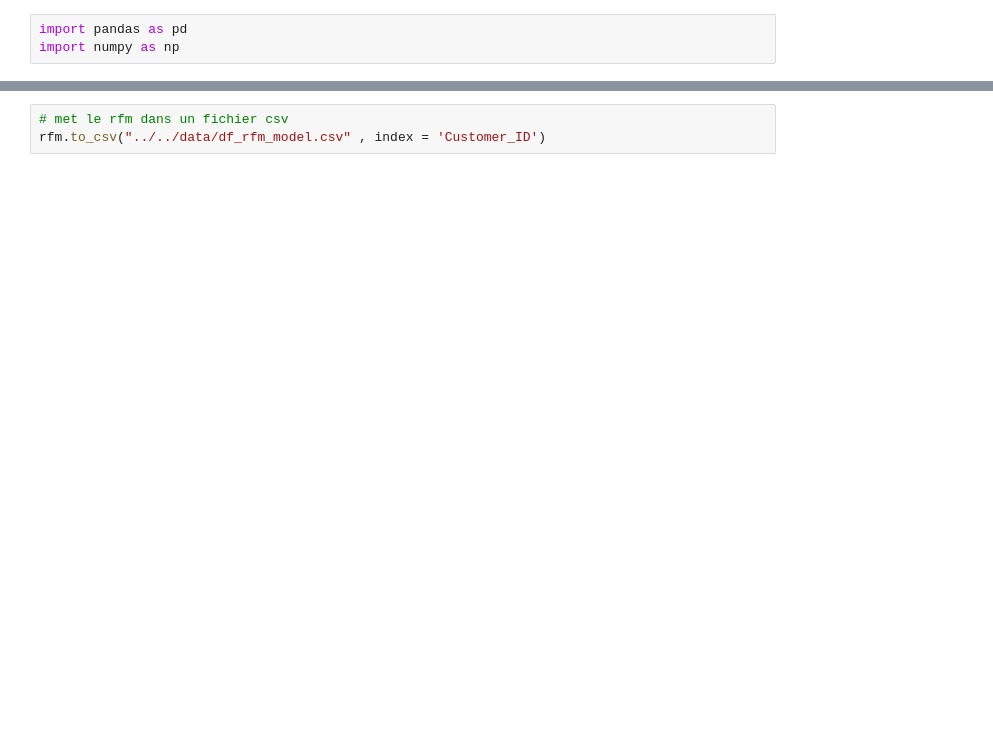
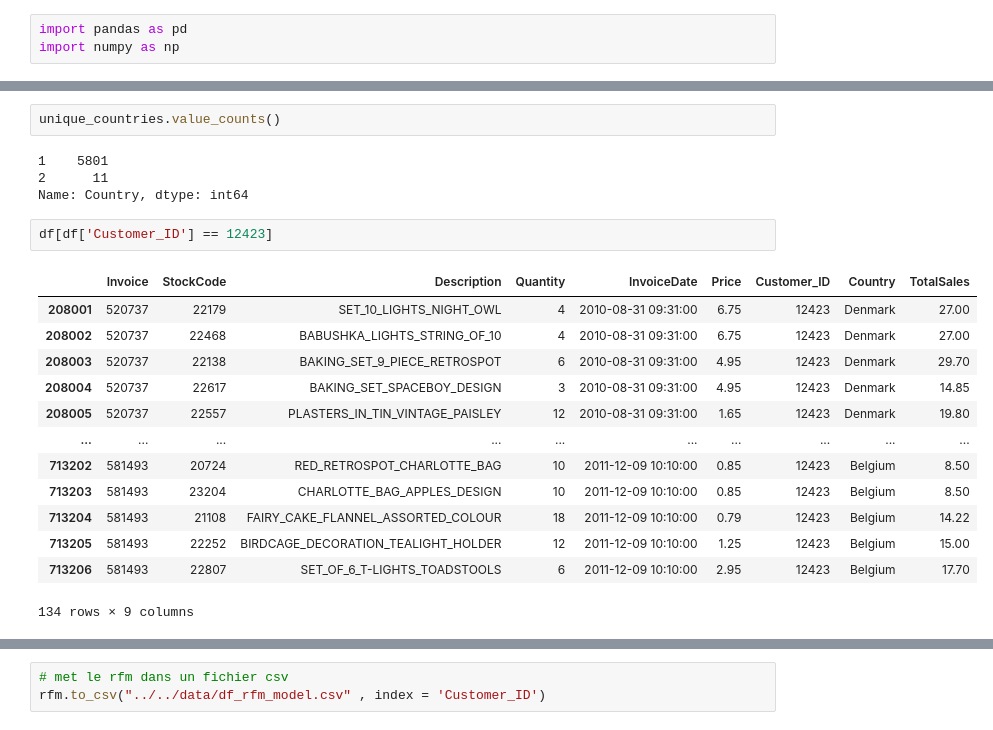
Before and after one commit to DonzerHD/Segmentation_Client, a Jupyter notebook: Notebooks/Partie_1_Segmentation_et_Visualisation/RFM.ipynb, the cells around one changed output, grey strips where cells are left out. Drawn from its saved outputs; the diff is of its cells as text; blank space fills up the shorter version.

```diff
--- a/Notebooks/Partie_1_Segmentation_et_Visualisation/RFM.ipynb
+++ b/Notebooks/Partie_1_Segmentation_et_Visualisation/RFM.ipynb
@@ -45,3 +43,25 @@ df[df['Customer_ID'] == 12346]
+# %%
+unique_countries.value_counts()
+# %% [output]
+1    5801
+2      11
+Name: Country, dtype: int64
+# %%
+df[df['Customer_ID'] == 12423]
+# %% [output]
+|  | Invoice | StockCode | Description | Quantity | InvoiceDate | Price | Customer_ID | Country | TotalSales |
+| 208001 | 520737 | 22179 | SET_10_LIGHTS_NIGHT_OWL | 4 | 2010-08-31 09:31:00 | 6.75 | 12423 | Denmark | 27.00 |
+| 208002 | 520737 | 22468 | BABUSHKA_LIGHTS_STRING_OF_10 | 4 | 2010-08-31 09:31:00 | 6.75 | 12423 | Denmark | 27.00 |
+| 208003 | 520737 | 22138 | BAKING_SET_9_PIECE_RETROSPOT | 6 | 2010-08-31 09:31:00 | 4.95 | 12423 | Denmark | 29.70 |
+| 208004 | 520737 | 22617 | BAKING_SET_SPACEBOY_DESIGN | 3 | 2010-08-31 09:31:00 | 4.95 | 12423 | Denmark | 14.85 |
+| 208005 | 520737 | 22557 | PLASTERS_IN_TIN_VINTAGE_PAISLEY | 12 | 2010-08-31 09:31:00 | 1.65 | 12423 | Denmark | 19.80 |
+| ... | ... | ... | ... | ... | ... | ... | ... | ... | ... |
+| 713202 | 581493 | 20724 | RED_RETROSPOT_CHARLOTTE_BAG | 10 | 2011-12-09 10:10:00 | 0.85 | 12423 | Belgium | 8.50 |
+| 713203 | 581493 | 23204 | CHARLOTTE_BAG_APPLES_DESIGN | 10 | 2011-12-09 10:10:00 | 0.85 | 12423 | Belgium | 8.50 |
+| 713204 | 581493 | 21108 | FAIRY_CAKE_FLANNEL_ASSORTED_COLOUR | 18 | 2011-12-09 10:10:00 | 0.79 | 12423 | Belgium | 14.22 |
+| 713205 | 581493 | 22252 | BIRDCAGE_DECORATION_TEALIGHT_HOLDER | 12 | 2011-12-09 10:10:00 | 1.25 | 12423 | Belgium | 15.00 |
+| 713206 | 581493 | 22807 | SET_OF_6_T-LIGHTS_TOADSTOOLS | 6 | 2011-12-09 10:10:00 | 2.95 | 12423 | Belgium | 17.70 |
+134 rows × 9 columns
 # %%
 from datetime import timedelta
 
```
Also changed, not shown: parts of 12 cells of this notebook, 4 other files.
